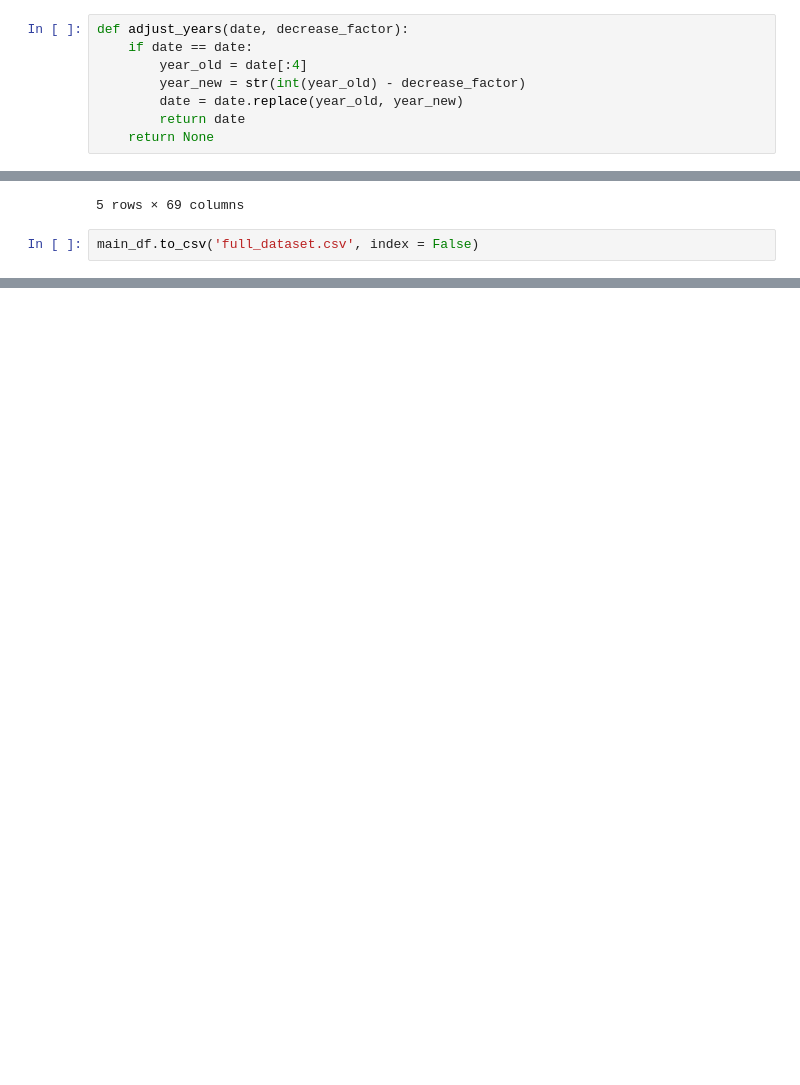
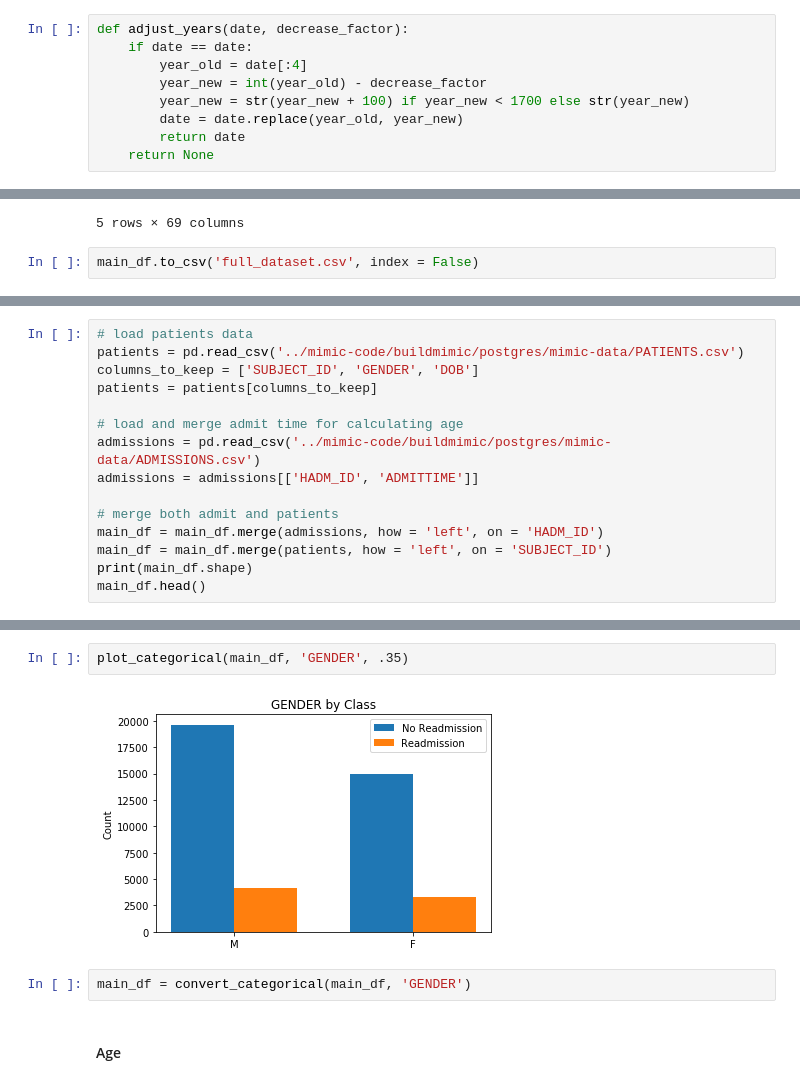
Before and after one commit to pateli18/Machine-Learning-Nanodegree, a Jupyter notebook: capstone_project/Create Dataset.ipynb, the cells around one changed output, grey strips where cells are left out. Drawn from its saved outputs; the diff is of its cells as text; blank space fills up the shorter version.

Commit message:
added gender and age features

```diff
--- a/capstone_project/Create Dataset.ipynb
+++ b/capstone_project/Create Dataset.ipynb
@@ -51,7 +52,8 @@ def convert_categorical(df, column_name):
 def adjust_years(date, decrease_factor):
     if date == date:
         year_old = date[:4]
-        year_new = str(int(year_old) - decrease_factor)
+        year_new = int(year_old) - decrease_factor
+        year_new = str(year_new + 100) if year_new < 1700 else str(year_new)
         date = date.replace(year_old, year_new)
         return date
     return None
@@ -1039,0 +1048,15 @@ main_df.to_csv('full_dataset.csv', index = False)
+# %%
+# load patients data
+patients = pd.read_csv('../mimic-code/buildmimic/postgres/mimic-data/PATIENTS.csv')
+columns_to_keep = ['SUBJECT_ID', 'GENDER', 'DOB']
+patients = patients[columns_to_keep]
+
+# load and merge admit time for calculating age
+admissions = pd.read_csv('../mimic-code/buildmimic/postgres/mimic-data/ADMISSIONS.csv')
+admissions = admissions[['HADM_ID', 'ADMITTIME']]
+
+# merge both admit and patients
+main_df = main_df.merge(admissions, how = 'left', on = 'HADM_ID')
+main_df = main_df.merge(patients, how = 'left', on = 'SUBJECT_ID')
+print(main_df.shape)
+main_df.head()
@@ -1039,0 +1082,8 @@ main_df.to_csv('full_dataset.csv', index = False)
+# %%
+plot_categorical(main_df, 'GENDER', .35)
+# %% [output]
+[figure, added]
+# %%
+main_df = convert_categorical(main_df, 'GENDER')
+# %% [markdown]
+#### Age
```
Also changed, not shown: parts of 13 cells of this notebook.
